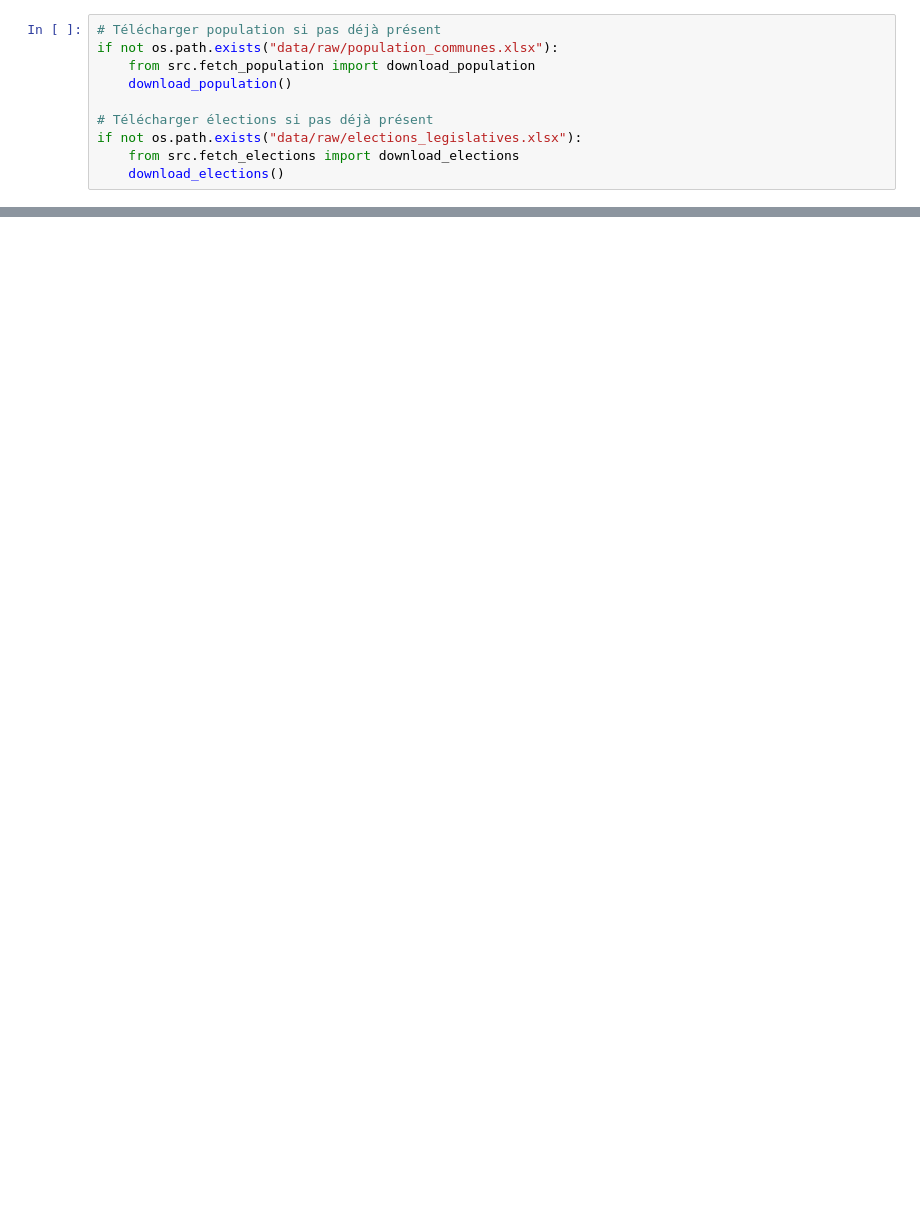
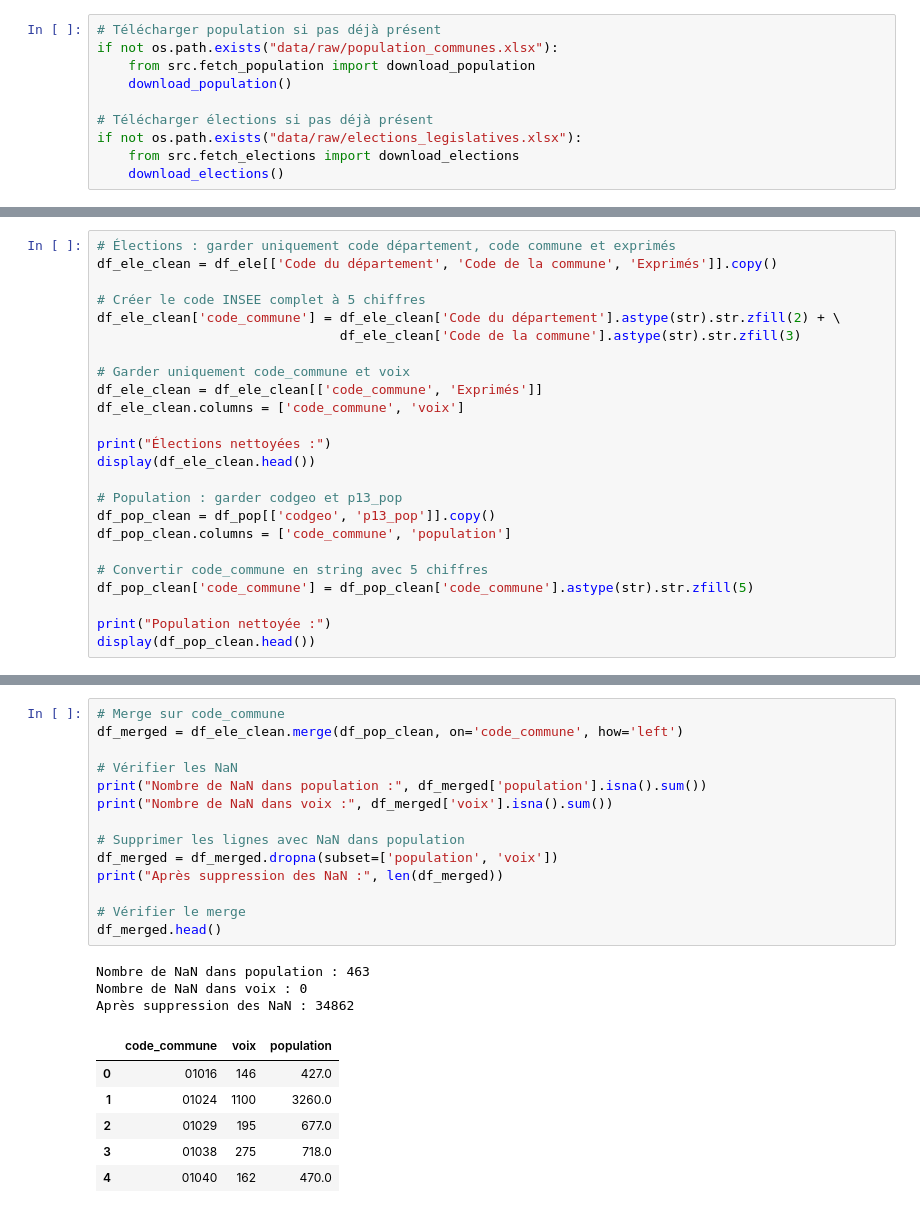
Before and after one commit to AntonJayet/projet-python-pour-la-data-science, a Jupyter notebook: main2.ipynb, the cells around one changed output, grey strips where cells are left out. Saved outputs shown, nothing was run; the diff lists cells and outputs as text; blank space fills up the shorter version.

Commit message:
Mise à jour du notebook main2 avec nettoyage et visualisation des votes

```diff
--- a/main2.ipynb
+++ b/main2.ipynb
@@ -71,0 +45,24 @@ df_merged.head()
+# %%
+# Élections : garder uniquement code département, code commune et exprimés
+df_ele_clean = df_ele[['Code du département', 'Code de la commune', 'Exprimés']].copy()
+
+# Créer le code INSEE complet à 5 chiffres
+df_ele_clean['code_commune'] = df_ele_clean['Code du département'].astype(str).str.zfill(2) + \
+                               df_ele_clean['Code de la commune'].astype(str).str.zfill(3)
+
+# Garder uniquement code_commune et voix
+df_ele_clean = df_ele_clean[['code_commune', 'Exprimés']]
+df_ele_clean.columns = ['code_commune', 'voix']
+
+print("Élections nettoyées :")
+display(df_ele_clean.head())
+
+# Population : garder codgeo et p13_pop
+df_pop_clean = df_pop[['codgeo', 'p13_pop']].copy()
+df_pop_clean.columns = ['code_commune', 'population']
+
+# Convertir code_commune en string avec 5 chiffres
+df_pop_clean['code_commune'] = df_pop_clean['code_commune'].astype(str).str.zfill(5)
+
+print("Population nettoyée :")
+display(df_pop_clean.head())
@@ -71,0 +84,24 @@ df_merged.head()
+# %%
+# Merge sur code_commune
+df_merged = df_ele_clean.merge(df_pop_clean, on='code_commune', how='left')
+
+# Vérifier les NaN
+print("Nombre de NaN dans population :", df_merged['population'].isna().sum())
+print("Nombre de NaN dans voix :", df_merged['voix'].isna().sum())
+
+# Supprimer les lignes avec NaN dans population
+df_merged = df_merged.dropna(subset=['population', 'voix'])
+print("Après suppression des NaN :", len(df_merged))
+
+# Vérifier le merge
+df_merged.head()
+# %% [output]
+Nombre de NaN dans population : 463
+Nombre de NaN dans voix : 0
+Après suppression des NaN : 34862
+|  | code_commune | voix | population |
+| 0 | 01016 | 146 | 427.0 |
+| 1 | 01024 | 1100 | 3260.0 |
+| 2 | 01029 | 195 | 677.0 |
+| 3 | 01038 | 275 | 718.0 |
+| 4 | 01040 | 162 | 470.0 |
```
Also changed, not shown: parts of 8 cells of this notebook.
